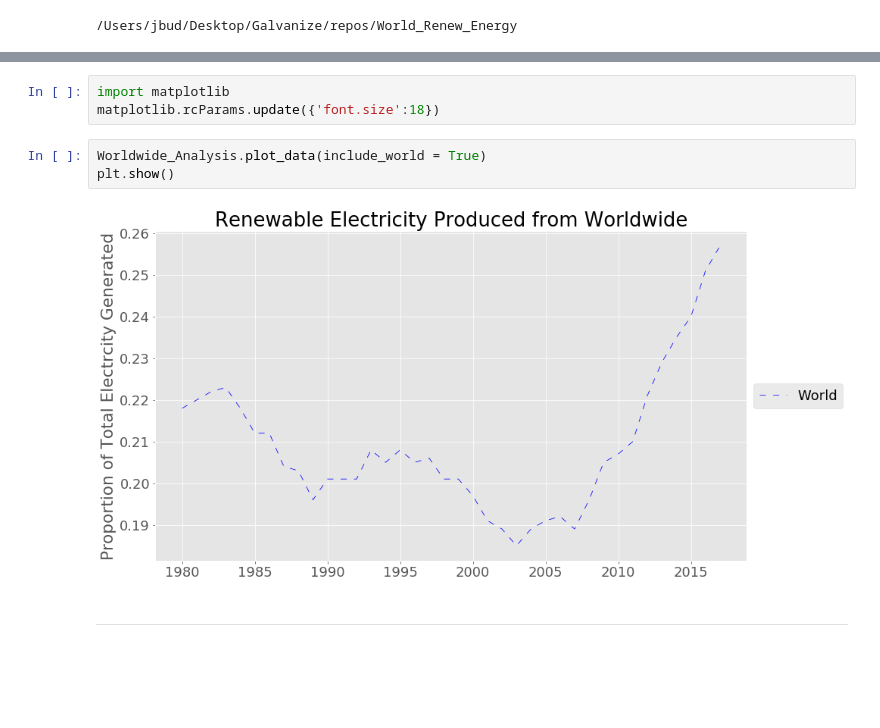
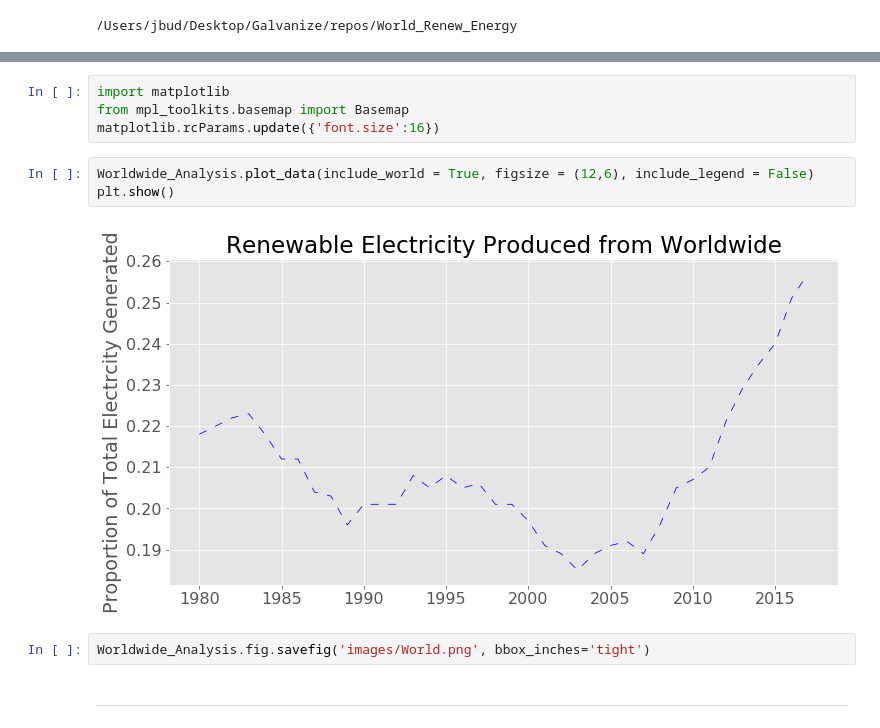
Before and after one commit to Jbudnick/World_Renewable_Electricity, a Jupyter notebook: notebooks/Capstone1Plots.ipynb, the cells around one changed output, grey strips where cells are left out. Drawn from its saved outputs; the diff is of its cells as text; blank space fills up the shorter version.

Commit message:
Added plots and finalized (as much as time allows) code.

```diff
--- a/notebooks/Capstone1Plots.ipynb
+++ b/notebooks/Capstone1Plots.ipynb
@@ -467,10 +469,13 @@ if __name__ == '__main__':
 # %%
 import matplotlib
-matplotlib.rcParams.update({'font.size':18})
+from mpl_toolkits.basemap import Basemap
+matplotlib.rcParams.update({'font.size':16})
 # %%
-Worldwide_Analysis.plot_data(include_world = True)
+Worldwide_Analysis.plot_data(include_world = True, figsize = (12,6), include_legend = False)
 plt.show()
 # %% [output]
-[figure, old version]
+[figure, new version]
+# %%
+Worldwide_Analysis.fig.savefig('images/World.png', bbox_inches='tight')
 # %% [markdown]
 ---
```
Also changed, not shown: parts of 34 cells of this notebook, 16 other files.
